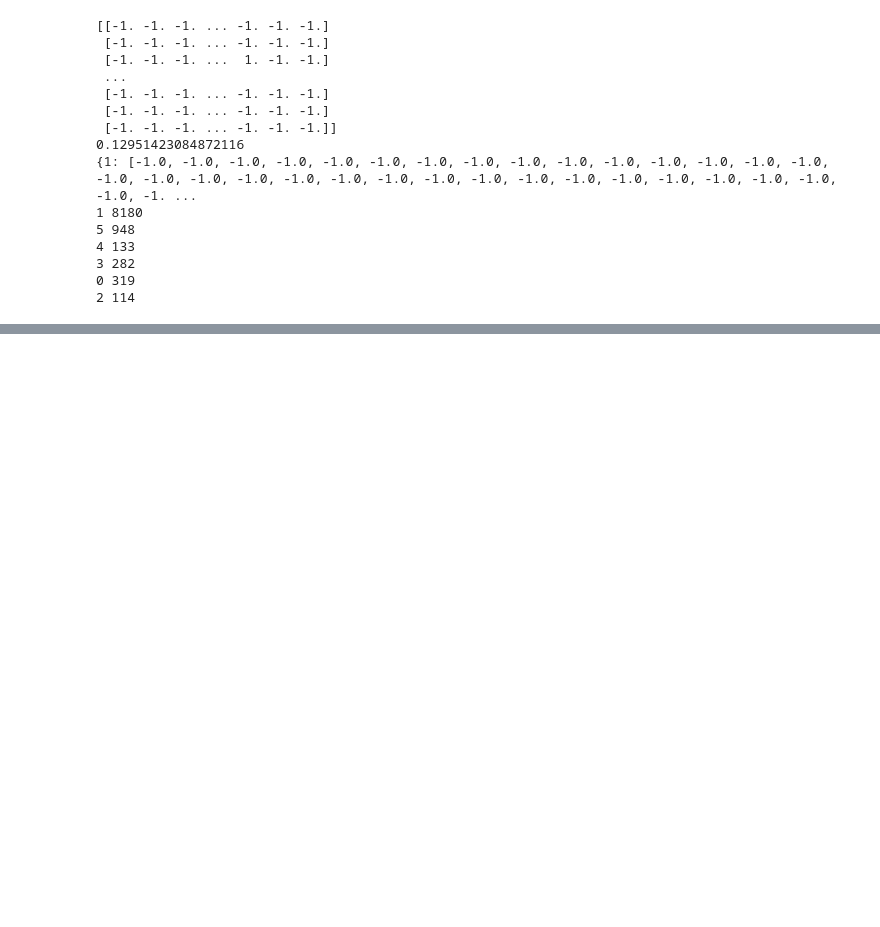
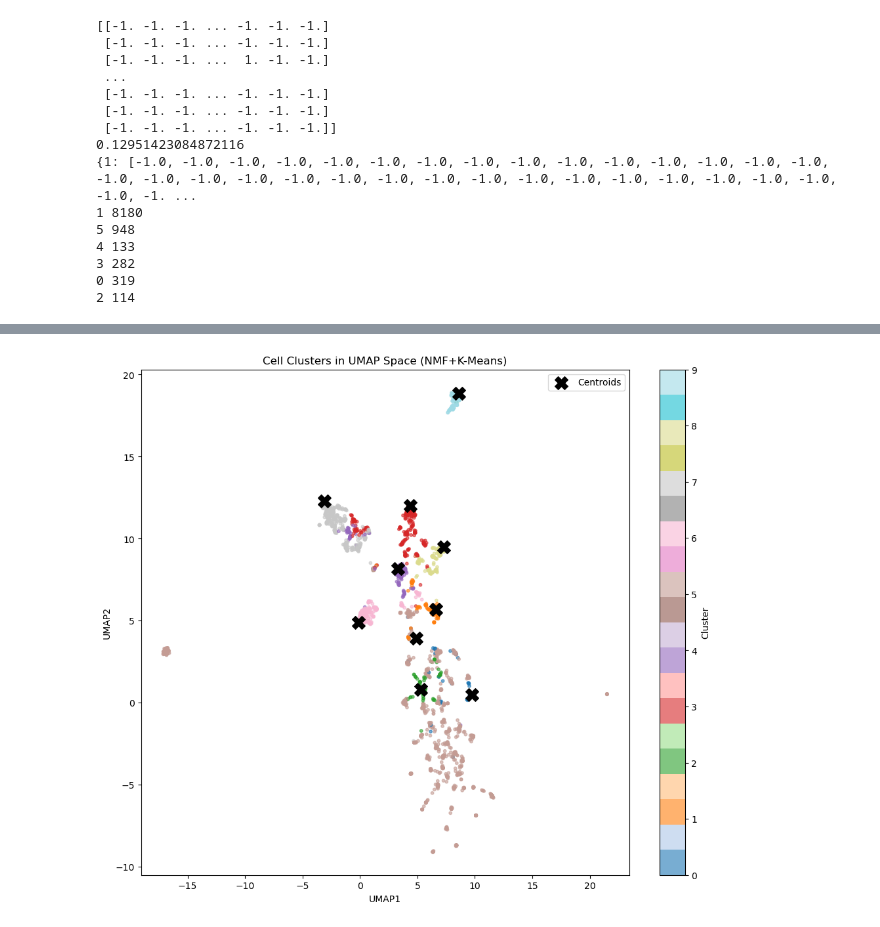
Before and after one commit to QunATCG/scMutrace, a Jupyter notebook: test.ipynb, the cells around one changed output, grey strips where cells are left out. Cells and saved outputs as stored; diff of their text form; code cells hidden in the pictures; blank space fills up the shorter version.

```diff
--- a/test.ipynb
+++ b/test.ipynb
@@ -101,0 +165,48 @@ for key in groups:
+# %%
+import numpy as np
+import pandas as pd
+from scipy import sparse
+import matplotlib.pyplot as plt
+from sklearn.decomposition import NMF
+from sklearn.cluster import KMeans
+import umap.umap_ as umap
+
+# 转换为NMF可用的非负矩阵 (0/1/2)
+nmf_input = filtered_mtx.copy().astype(np.float32)
+nmf_input.data = nmf_input.data + 1  # -1→0, 0→1, 1→2
+
+# NMF降维
+n_components = 50  # 潜在特征数
+nmf = NMF(n_components=n_components,
+          init='nndsvd',
+          random_state=42,
+          max_iter=1000)
+W = nmf.fit_transform(nmf_input.T)  # 细胞嵌入矩阵 [n_cells, n_components]
+H = nmf.components_                # 突变特征矩阵 [n_components, n_mutations]
+
+# K-Means聚类
+kmeans = KMeans(n_clusters=10, random_state=42)
+clusters = kmeans.fit_predict(W)
+
+reducer = umap.UMAP(metric='cosine', random_state=42)
+embedding = reducer.fit_transform(W)
+
+plt.figure(figsize=(12, 10))
+sc = plt.scatter(embedding[:, 0], embedding[:, 1],
+                c=clusters,
+                s=10,
+                cmap='tab20',
+                alpha=0.6)
+plt.colorbar(sc, label='Cluster')
+plt.title("Cell Clusters in UMAP Space (NMF+K-Means)")
+plt.xlabel("UMAP1")
+plt.ylabel("UMAP2")
+
+# 标记聚类中心
+centers_umap = reducer.transform(kmeans.cluster_centers_)
+plt.scatter(centers_umap[:, 0], centers_umap[:, 1],
+           marker='X', s=200, c='black', label='Centroids')
+plt.legend()
+plt.show()
+# %% [output]
+[figure, added]
```
Also changed, not shown: parts of 7 cells of this notebook.
